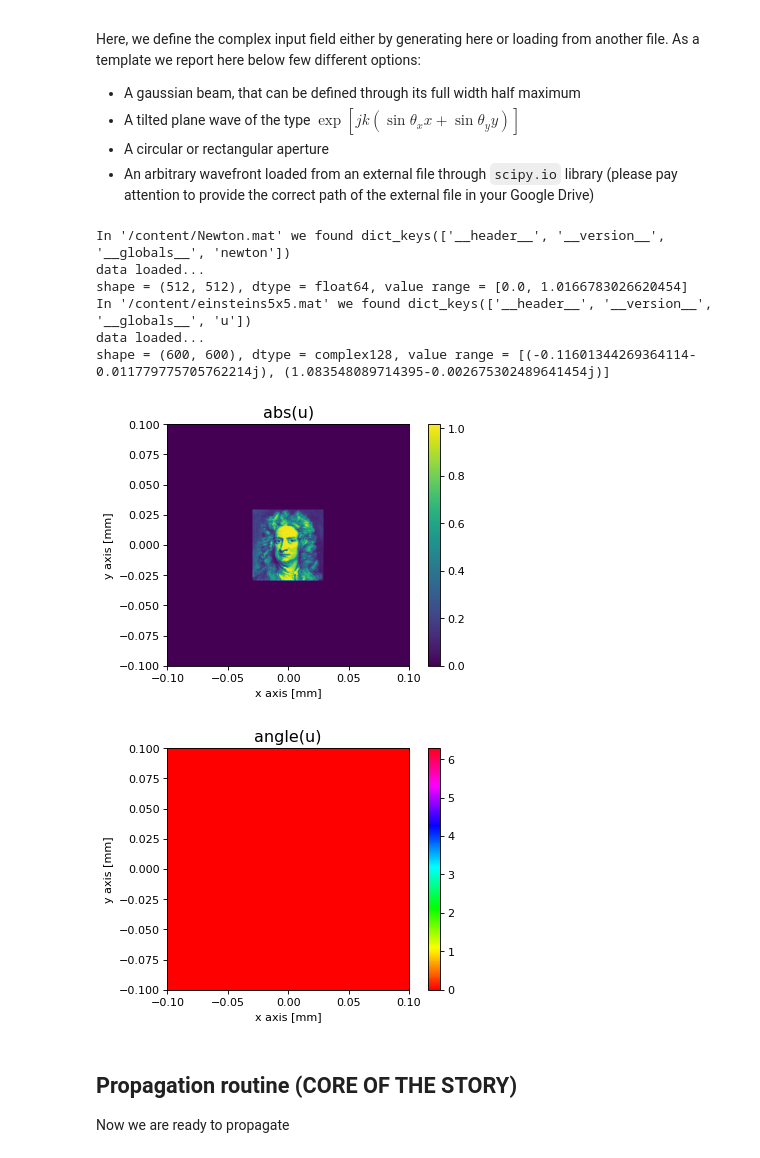
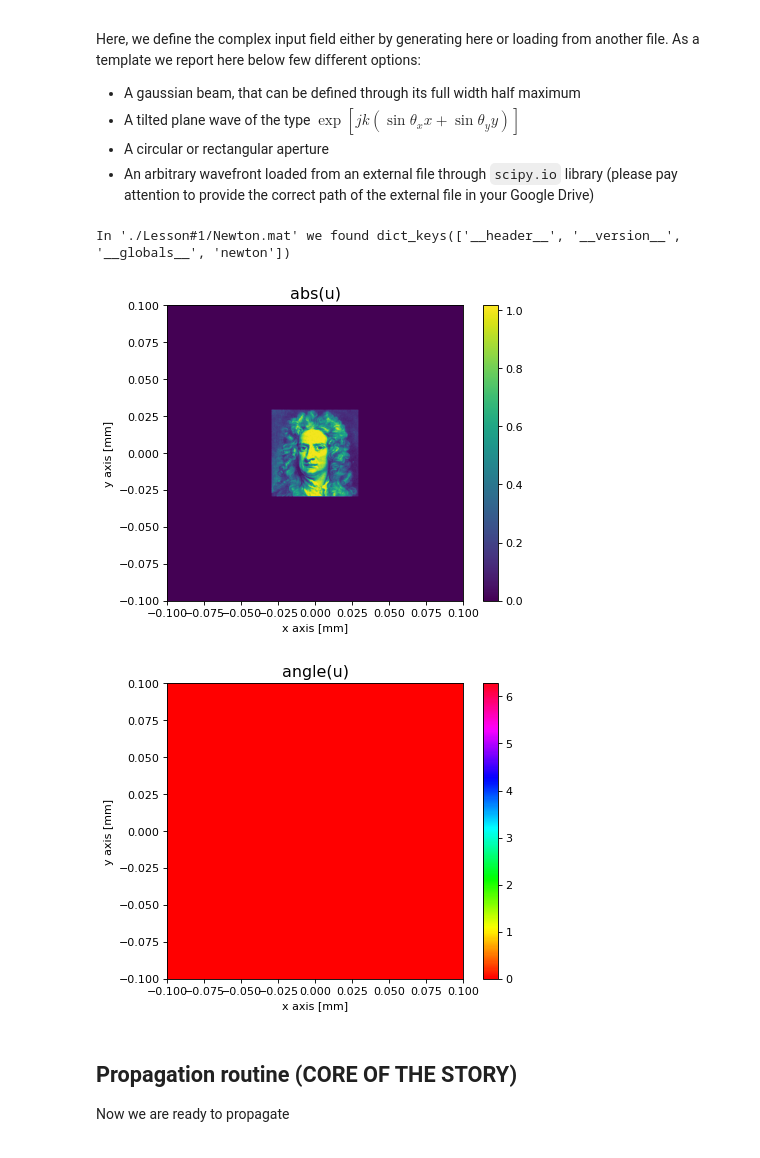
Before and after one commit to leojlhsieh/2023-ImagingOpticsMICRO-421, a Jupyter notebook: BPM_Python_Notebook_2023.ipynb, the cells around one changed output. Cells and saved outputs as stored; diff of their text form; code cells hidden in the pictures.

```diff
--- a/BPM_Python_Notebook_2023.ipynb
+++ b/BPM_Python_Notebook_2023.ipynb
@@ -108,14 +108,13 @@ Ny       = Nx          # x-direction size of computational grid. The computation
 
 ## Physical dimension of the computation space. Physical values are denoted with an underscore. The corresponding normalized value are written without underscore.
 ## We use SI units
-Lx_ = 200e-6     # width of the computation window [m]  <---### EDIT HERE ###
-Ly_ = Lx_		     # height of the computation window [m] <---### EDIT HERE ###
-Lz_ = 100e-6     # propagation distance [m]             <---### EDIT HERE ###
+Lx = 200e-6     # width of the computation window [m]  <---### EDIT HERE ###
+Ly = Lx		     # height of the computation window [m] <---### EDIT HERE ###
+Lz = 100e-6     # propagation distance [m]             <---### EDIT HERE ###
 
-n0_ = 1        # refractive index of background    <---### EDIT HERE ###
+n0 = 1        # refractive index of background    <---### EDIT HERE ###
 
-lambda0_ = 532e-9      # free space wavelength [m]        <---### EDIT HERE ###
-delta_   = 1.0			   # normalization parameter (see documentation on SSF)
+lambda0 = 532e-9      # free space wavelength [m]        <---### EDIT HERE ###
 V = np.zeros((Ny, Nx))    # Index potential. This correspond to the refractive index difference with respect to background
                           # for a homogeneous medium, V = 0. <---### EDIT HERE ###
 # %% [markdown]
@@ -143,49 +142,26 @@ epsilon0 = 1.0 / (mu0 * c0**2)         # free space permittivity [As/Vm]
 eta0     = np.sqrt(mu0 / epsilon0)    # free space impedance [ohm]
 
 ## Derived parameters
-k0_     = 2 * np.pi / lambda0_       			# free space wavenumber [m-1]
-k_      = n0_ * k0_                     # medium wavenumber [m-1]
-lambda_ = lambda0_ / n0_                # medium wavelength [m]
-
-## Normalization coefficients
-## The equation can be normalized to a dimensionless form
-## spatial normalization factor in the x-y plane
-spatial_transverse_scale = 1/(k0_ * np.sqrt(2 * n0_ *  delta_))
-## spatial normalization factor in the z direction
-spatial_longitudinal_scale = 1/(delta_ * k0_)
-
-scale_ratio = spatial_longitudinal_scale/spatial_transverse_scale  # = sqrt(2*n0_/delta_)
-
-## ************* Normalized parameters *************
-Lx = Lx_ / spatial_transverse_scale                # normalized model width
-Ly = Ly_ / spatial_transverse_scale                # normalized model height
-Lz = Lz_ / spatial_longitudinal_scale              # normalized propagation distance
-k  = 2*np.pi * spatial_transverse_scale / lambda_  # normalized light k-vector
+k0     = 2 * np.pi / lambda0       			# free space wavenumber [m-1]
+k      = n0 * k0                     # medium wavenumber [m-1]
+lambda_ = lambda0                # medium wavelength [m]
 
 ## ************ Numeric model parameters ***********
-dx_ = Lx_/Nx                                                                # normalized discretization step in x
 dx  = Lx/Nx                                                                 # discretization step in x
-x_  = dx_ * np.arange(-Nx/2,Nx/2,1)                                         # x dimension vector
 x   = dx  * np.arange(-Nx/2,Nx/2,1)                                         # normalized x dimension vector
 dkx = 2*np.pi/Lx                                                            # discretization in the spatial spectral domain along the y direction
 kx  = dkx * np.concatenate((np.arange(0,Nx/2,1),np.arange(-Nx/2,0,1)))     	# spatial frequencies vector in the x direction (swapped)
 
 ## We do the same in the y and z direction
-dy_ = Ly_/Ny                                                                # normalized discretization step in x
 dy  = Ly/Ny                                                                 # discretization step in x
-y_  = dy_ * np.arange(-Ny/2,Ny/2,1)                                         # x dimension vector
 y   = dy  * np.arange(-Ny/2,Ny/2,1)                                         # normalized x dimension vector
 dky = 2*np.pi/Ly                                                            # discretization in the spatial spectral domain along the y direction
 ky  = dky * np.concatenate((np.arange(0,Ny/2,1),np.arange(-Ny/2,0,1)))     	# spatial frequencies vector in the x direction (swapped)
 
 dz  = Lz/Nz
-dz_ = Lz_/Nz
 z   = dz * np.arange(1,Nz+1,1)
-z_  = dz_* np.arange(1,Nz+1,1)
 
 ## Here we create the spatial computation grid (physical and normalized)
-[X_, Y_]    = np.meshgrid(x_, y_)
-[Xz_, Z_]   = np.meshgrid(x_, z_)
 [X, Y]      = np.meshgrid(x, y)
 [Xz, Z]     = np.meshgrid(x, z)
 
@@ -220,12 +196,10 @@ Here, we define the complex input field either by generating here or loading fro
 - A circular or rectangular aperture
 - An arbitrary wavefront loaded from an external file through `scipy.io` library (please pay attention to provide the correct path of the external file in your Google Drive)
 # %%
-A = 1       		 # field amplitude of the input beam
-
 ## Generate input field. Below, an example with Gaussian beam as the input
-beam_fwhm_ = 80e-6           # <---### EDIT HERE ###
-beam_scale_ = beam_fwhm_ / (2*np.sqrt(np.log(2)))
-gaussian_beam = np.exp(-(X_/beam_scale_)**2 - (Y_/beam_scale_)**2)
+beam_fwhm = 80e-6           # <---### EDIT HERE ###
+beam_scale = beam_fwhm / (2*np.sqrt(np.log(2)))
+gaussian_beam = np.exp(-(X/beam_scale)**2 - (Y/beam_scale)**2)
 
 
 ## Generate angle of the input beam. We do it by multiplying the input field with a blazed grating
@@ -233,14 +207,12 @@ theta_x = 0       # [degree] angle in x direction <---### EDIT HERE ###
 theta_y = 0       # [degree] angle in y direction <---### EDIT HERE ###
 theta_x = theta_x*np.pi/180
 theta_y = theta_y*np.pi/180
-blazed_grating = np.exp(1j*2*np.pi/lambda_*(np.sin(theta_x)*X_+np.sin(theta_y)*Y_))
-
+blazed_grating = np.exp(1j*2*np.pi/lambda_*(np.sin(theta_x)*X+np.sin(theta_y)*Y))
 
 ## Circular aperture
 circular_aperture = np.zeros((Nx,Ny))
 aperture_diameter  = 100e-6                # [m] <---### EDIT HERE ###
-circular_aperture[X_**2+Y_**2 <= (aperture_diameter/2)**2]=1
-
+circular_aperture[X**2+Y**2 <= (aperture_diameter/2)**2]=1
 
 ## rectangular aperture
 rectangular_aperture = np.zeros((Nx,Ny))
@@ -248,8 +220,7 @@ width_x  = 200e-6         # [m] <---### EDIT HERE ###
 width_y  = 200e-6         # [m] <---### EDIT HERE ###
 x_shift = 0e-6            # [m]<---### EDIT HERE ###
 y_shift = 0e-6            # [m]<---### EDIT HERE ###
-rectangular_aperture[np.logical_and(np.abs(X_-x_shift)<=width_x/2,  np.abs(Y_-y_shift)<=width_y/2)]=1
-
+rectangular_aperture[np.logical_and(np.abs(X-x_shift)<=width_x/2,  np.abs(Y-y_shift)<=width_y/2)]=1
 
 ## load data from Google drive
 # filename = '/content/drive/MyDrive/BPM lecture/Newton.mat' # As an example, Newton.mat file is stored in a folder called "BPM lecture" in my drive
@@ -270,6 +241,8 @@ print(f"shape = {image_einstein.shape}, dtype = {image_einstein.dtype}, value ra
 
 ## u is our input field
 u = image_einstein
+
+
 u = gaussian_beam * np.exp(1j*image_newton)
 u = image_newton * np.exp(1j*np.zeros((Nx,Ny)))  # <---### EDIT HERE ###
 
@@ -280,32 +253,27 @@ fields = np.array(np.zeros((Nx,Ny,Nz)), dtype=complex)
 ## Assign the first step input value to be your input field
 u0 = u
 # %% [output]
-In '/content/Newton.mat' we found dict_keys(['__header__', '__version__', '__globals__', 'newton'])
-data loaded...
-shape = (512, 512), dtype = float64, value range = [0.0, 1.0166783026620454]
-In '/content/einsteins5x5.mat' we found dict_keys(['__header__', '__version__', '__globals__', 'u'])
-data loaded...
-shape = (600, 600), dtype = complex128, value range = [(-0.11601344269364114-0.011779775705762214j), (1.083548089714395-0.002675302489641454j)]
+In './Lesson#1/Newton.mat' we found dict_keys(['__header__', '__version__', '__globals__', 'newton'])
 # %%
 fig_dpi = 80
 plt.figure(dpi = fig_dpi)
-plt.imshow(np.abs(u), extent=[-Lx_/2*1e3,Lx_/2*1e3,-Ly_/2*1e3,Ly_/2*1e3])
+plt.imshow(np.abs(u), extent=[-Lx/2*1e3,Lx/2*1e3,-Ly/2*1e3,Ly/2*1e3])
 plt.colorbar()
 plt.xlabel('x axis [mm]')
 plt.ylabel('y axis [mm]')
 plt.title('abs(u)', fontsize='x-large')
 plt.show()
 
 plt.figure(dpi = fig_dpi)
-plt.imshow(np.angle(u), extent=[-Lx_/2*1e3,Lx_/2*1e3,-Ly_/2*1e3,Ly_/2*1e3], cmap='hsv', vmin=0, vmax=2*np.pi)
+plt.imshow(np.angle(u), extent=[-Lx/2*1e3,Lx/2*1e3,-Ly/2*1e3,Ly/2*1e3], cmap='hsv', vmin=0, vmax=2*np.pi)
 plt.colorbar()
 plt.xlabel('x axis [mm]')
 plt.ylabel('y axis [mm]')
 plt.title('angle(u)', fontsize='x-large')
 plt.show()
 # %% [output]
-[figure, old version]
+[figure, new version]
-[figure, old version]
+[figure, new version]
 # %% [markdown]
 ## Propagation routine (CORE OF THE STORY)
 
```
Also changed, not shown: parts of 4 cells of this notebook.
